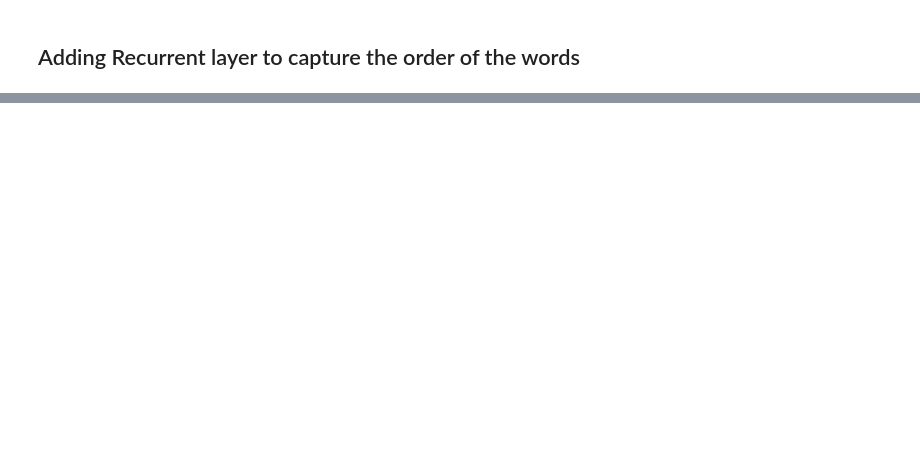
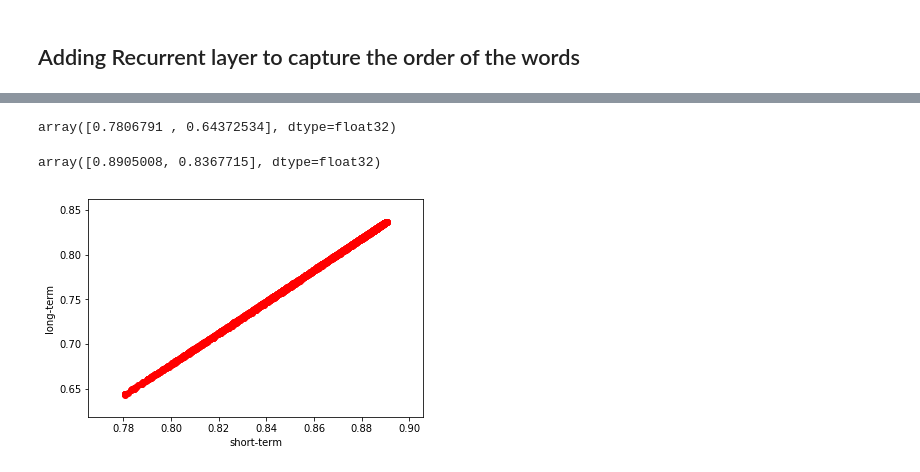
Before and after one commit to stonemason11/multimedia_2018, a Jupyter notebook: Prediction with captions using embedding layer.ipynb, the cells around one changed output, grey strips where cells are left out. Saved outputs shown, nothing was run; the diff lists cells and outputs as text; code cells hidden in the pictures; blank space fills up the shorter version.

```diff
--- a/Prediction with captions using embedding layer.ipynb
+++ b/Prediction with captions using embedding layer.ipynb
@@ -244,0 +283,2 @@ plt.show()
+# %%
+Y_pred = model.predict(X_test[:,:],batch_size=32)
@@ -244,0 +295,16 @@ plt.show()
+# %%
+Y_pred.min(axis=0)
+# %% [output]
+array([0.7806791 , 0.64372534], dtype=float32)
+# %%
+Y_pred.max(axis=0)
+# %% [output]
+array([0.8905008, 0.8367715], dtype=float32)
+# %%
+plt.figure()
+plt.scatter(Y_pred[:,0],Y_pred[:,1],marker='o',c='r')
+plt.xlabel('short-term')
+plt.ylabel('long-term')
+plt.show()
+# %% [output]
+[figure, added]
```
Also changed, not shown: parts of 17 cells of this notebook.
